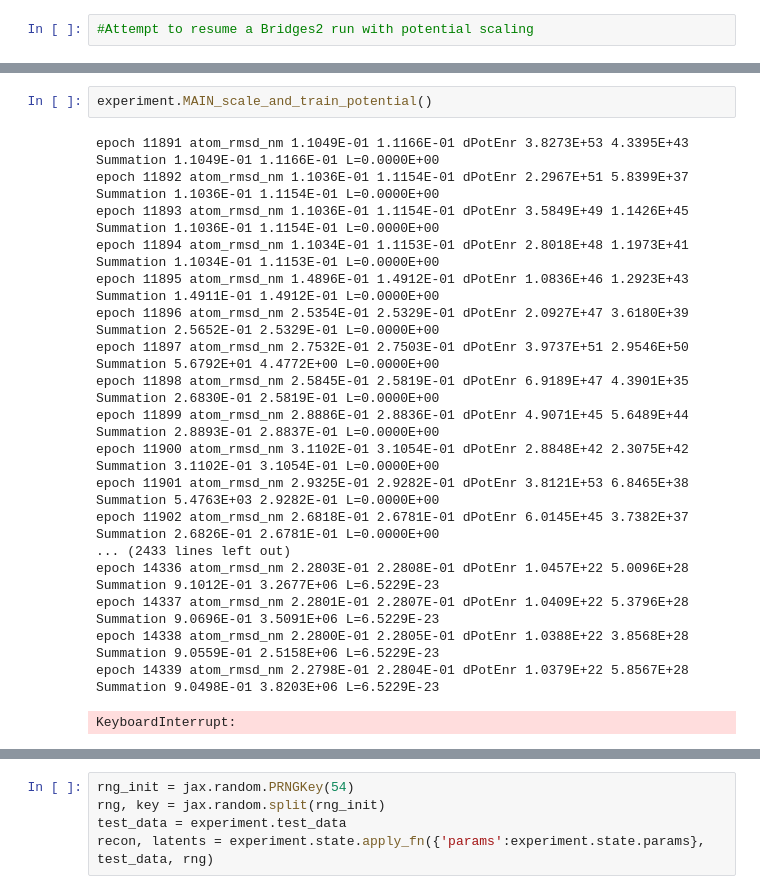
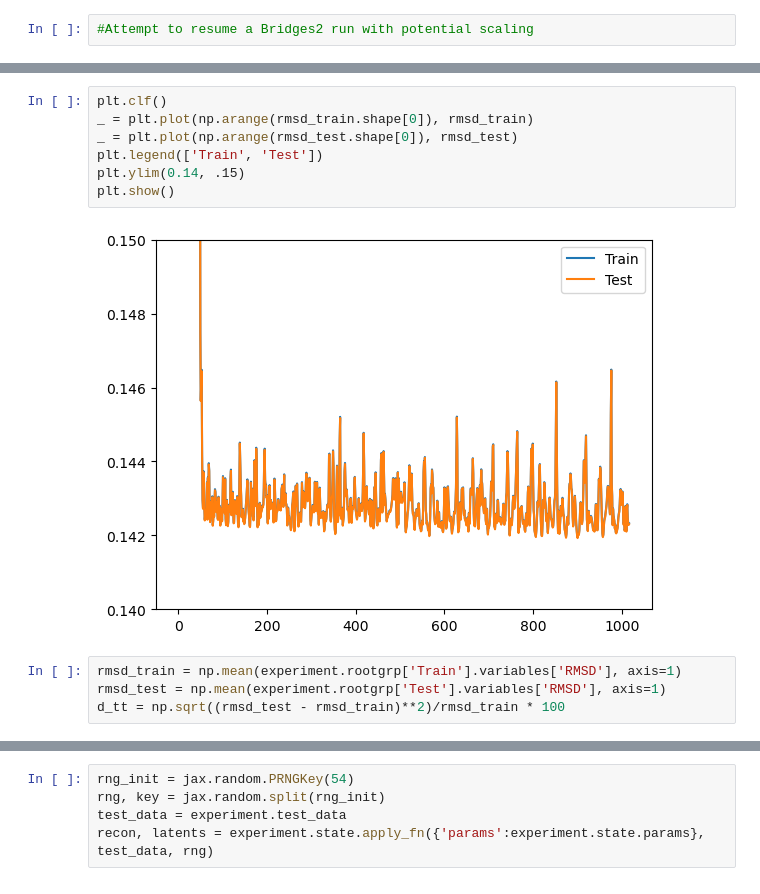
Before and after one commit to CCBatIIT/Deep-MMS, a Jupyter notebook: RUN.ipynb, the cells around one changed output, grey strips where cells are left out. Saved outputs shown, nothing was run; the diff lists cells and outputs as text.

```diff
--- a/RUN.ipynb
+++ b/RUN.ipynb
@@ -837,22 +860,14 @@ group /Test:
     groups:
-# %%
-experiment.MAIN_scale_and_train_potential()
-# %% [output]
-epoch 11891 atom_rmsd_nm 1.1049E-01 1.1166E-01 dPotEnr 3.8273E+53 4.3395E+43 Summation 1.1049E-01 1.1166E-01 L=0.0000E+00
-epoch 11892 atom_rmsd_nm 1.1036E-01 1.1154E-01 dPotEnr 2.2967E+51 5.8399E+37 Summation 1.1036E-01 1.1154E-01 L=0.0000E+00
-epoch 11893 atom_rmsd_nm 1.1036E-01 1.1154E-01 dPotEnr 3.5849E+49 1.1426E+45 Summation 1.1036E-01 1.1154E-01 L=0.0000E+00
-epoch 11894 atom_rmsd_nm 1.1034E-01 1.1153E-01 dPotEnr 2.8018E+48 1.1973E+41 Summation 1.1034E-01 1.1153E-01 L=0.0000E+00
-epoch 11895 atom_rmsd_nm 1.4896E-01 1.4912E-01 dPotEnr 1.0836E+46 1.2923E+43 Summation 1.4911E-01 1.4912E-01 L=0.0000E+00
-epoch 11896 atom_rmsd_nm 2.5354E-01 2.5329E-01 dPotEnr 2.0927E+47 3.6180E+39 Summation 2.5652E-01 2.5329E-01 L=0.0000E+00
-epoch 11897 atom_rmsd_nm 2.7532E-01 2.7503E-01 dPotEnr 3.9737E+51 2.9546E+50 Summation 5.6792E+01 4.4772E+00 L=0.0000E+00
-epoch 11898 atom_rmsd_nm 2.5845E-01 2.5819E-01 dPotEnr 6.9189E+47 4.3901E+35 Summation 2.6830E-01 2.5819E-01 L=0.0000E+00
-epoch 11899 atom_rmsd_nm 2.8886E-01 2.8836E-01 dPotEnr 4.9071E+45 5.6489E+44 Summation 2.8893E-01 2.8837E-01 L=0.0000E+00
-epoch 11900 atom_rmsd_nm 3.1102E-01 3.1054E-01 dPotEnr 2.8848E+42 2.3075E+42 Summation 3.1102E-01 3.1054E-01 L=0.0000E+00
-epoch 11901 atom_rmsd_nm 2.9325E-01 2.9282E-01 dPotEnr 3.8121E+53 6.8465E+38 Summation 5.4763E+03 2.9282E-01 L=0.0000E+00
-epoch 11902 atom_rmsd_nm 2.6818E-01 2.6781E-01 dPotEnr 6.0145E+45 3.7382E+37 Summation 2.6826E-01 2.6781E-01 L=0.0000E+00
-... (2433 lines left out)
-epoch 14336 atom_rmsd_nm 2.2803E-01 2.2808E-01 dPotEnr 1.0457E+22 5.0096E+28 Summation 9.1012E-01 3.2677E+06 L=6.5229E-23
-epoch 14337 atom_rmsd_nm 2.2801E-01 2.2807E-01 dPotEnr 1.0409E+22 5.3796E+28 Summation 9.0696E-01 3.5091E+06 L=6.5229E-23
-epoch 14338 atom_rmsd_nm 2.2800E-01 2.2805E-01 dPotEnr 1.0388E+22 3.8568E+28 Summation 9.0559E-01 2.5158E+06 L=6.5229E-23
-epoch 14339 atom_rmsd_nm 2.2798E-01 2.2804E-01 dPotEnr 1.0379E+22 5.8567E+28 Summation 9.0498E-01 3.8203E+06 L=6.5229E-23
-KeyboardInterrupt:
+# %%
+plt.clf()
+_ = plt.plot(np.arange(rmsd_train.shape[0]), rmsd_train)
+_ = plt.plot(np.arange(rmsd_test.shape[0]), rmsd_test)
+plt.legend(['Train', 'Test'])
+plt.ylim(0.14, .15)
+plt.show()
+# %% [output]
+[figure, added]
+# %%
+rmsd_train = np.mean(experiment.rootgrp['Train'].variables['RMSD'], axis=1)
+rmsd_test = np.mean(experiment.rootgrp['Test'].variables['RMSD'], axis=1)
+d_tt = np.sqrt((rmsd_test - rmsd_train)**2)/rmsd_train * 100
```
Also changed, not shown: parts of 14 cells of this notebook.
